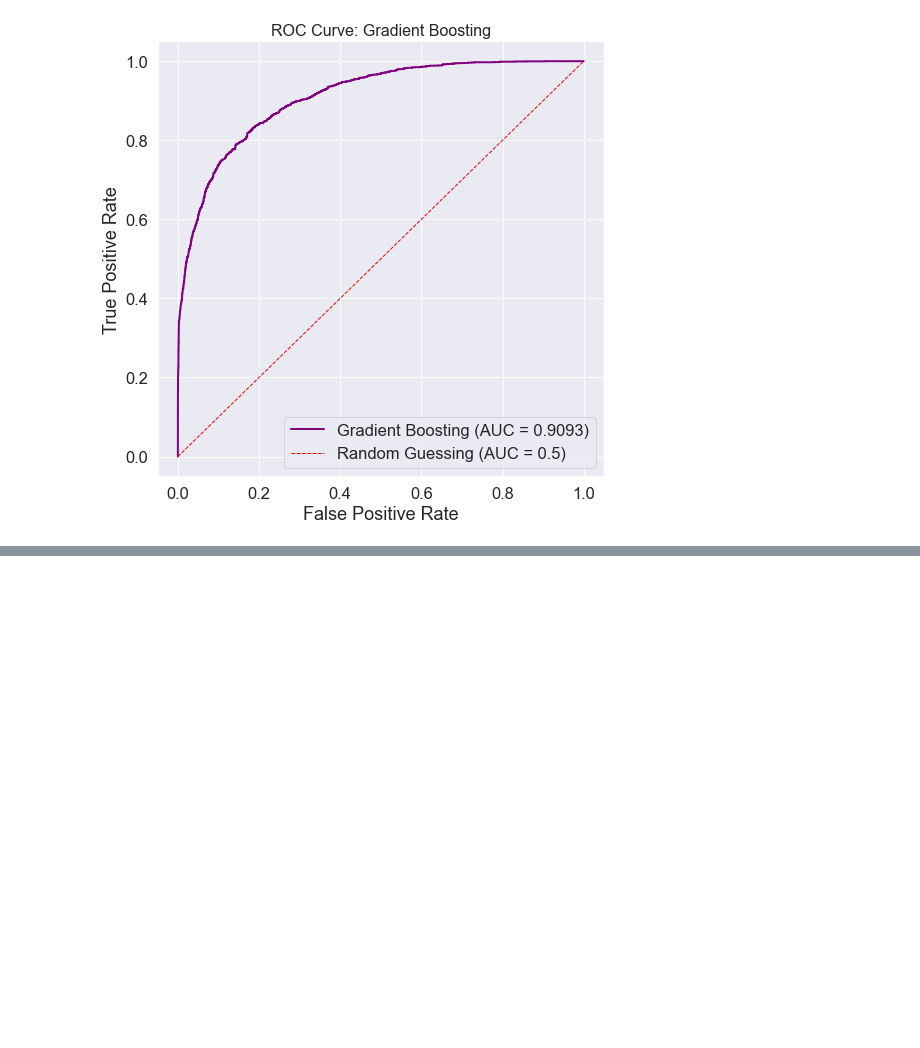
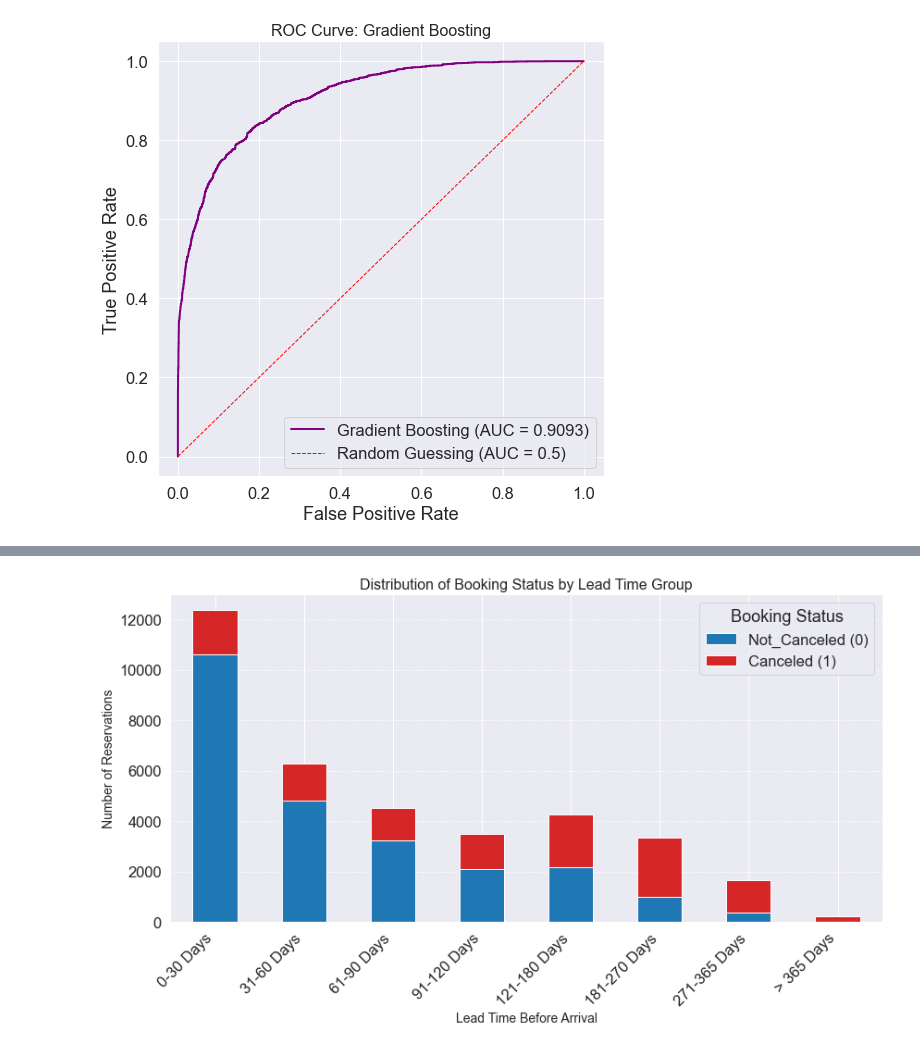
Before and after one commit to morgannash1/hotel_reservations, a Jupyter notebook: notebook.ipynb, the cells around one changed output, grey strips where cells are left out. Cells and saved outputs as stored; diff of their text form; code cells hidden in the pictures; blank space fills up the shorter version.

```diff
--- a/notebook.ipynb
+++ b/notebook.ipynb
@@ -889,0 +1009,47 @@ plt.show();
+# %%
+# Define logical bins for lead time (same as previous step)
+bins = [0, 30, 60, 90, 120, 180, 270, 365, np.inf]
+labels = [
+    '0-30 Days', '31-60 Days', '61-90 Days', '91-120 Days',
+    '121-180 Days', '181-270 Days', '271-365 Days', '> 365 Days'
+]
+
+# Create a new binned column (assuming df_cleaned is your DataFrame)
+data_cleaned['lead_time_group'] = pd.cut(data_cleaned['lead_time'], bins=bins, labels=labels, right=True, include_lowest=True)
+
+# --- 2. Group By and Restructure Data ---
+# Group by the bin and the target, then count
+grouped_counts = data_cleaned.groupby(['lead_time_group', 'is_canceled'], observed=False).size().reset_index(name='count')
+
+# Pivot the table to get 'Not Canceled (0)' and 'Canceled (1)' as separate columns
+pivot_counts = grouped_counts.pivot(
+    index='lead_time_group',
+    columns='is_canceled',
+    values='count'
+).fillna(0)
+
+# Rename columns for clarity
+pivot_counts.columns = ['Not_Canceled (0)', 'Canceled (1)']
+
+# --- 3. Plot the Stacked Bar Chart ---
+
+fig, ax = plt.subplots(figsize=(12, 7))
+
+# Plot the stacked bars directly using pandas/matplotlib
+pivot_counts.plot(
+    kind='bar',
+    stacked=True,
+    ax=ax,
+    color=['#1f77b4', '#d62728'] # Using distinct colors
+)
+
+plt.title('Distribution of Booking Status by Lead Time Group', fontsize=16)
+plt.xlabel('Lead Time Before Arrival', fontsize=14)
+plt.ylabel('Number of Reservations', fontsize=14)
+plt.xticks(rotation=45, ha='right')
+plt.legend(title='Booking Status')
+plt.grid(axis='y', linestyle='--', alpha=0.7)
+plt.tight_layout()
+plt.show();
+# %% [output]
+[figure, added]
```
Also changed, not shown: parts of 13 cells of this notebook, 1 other file.
